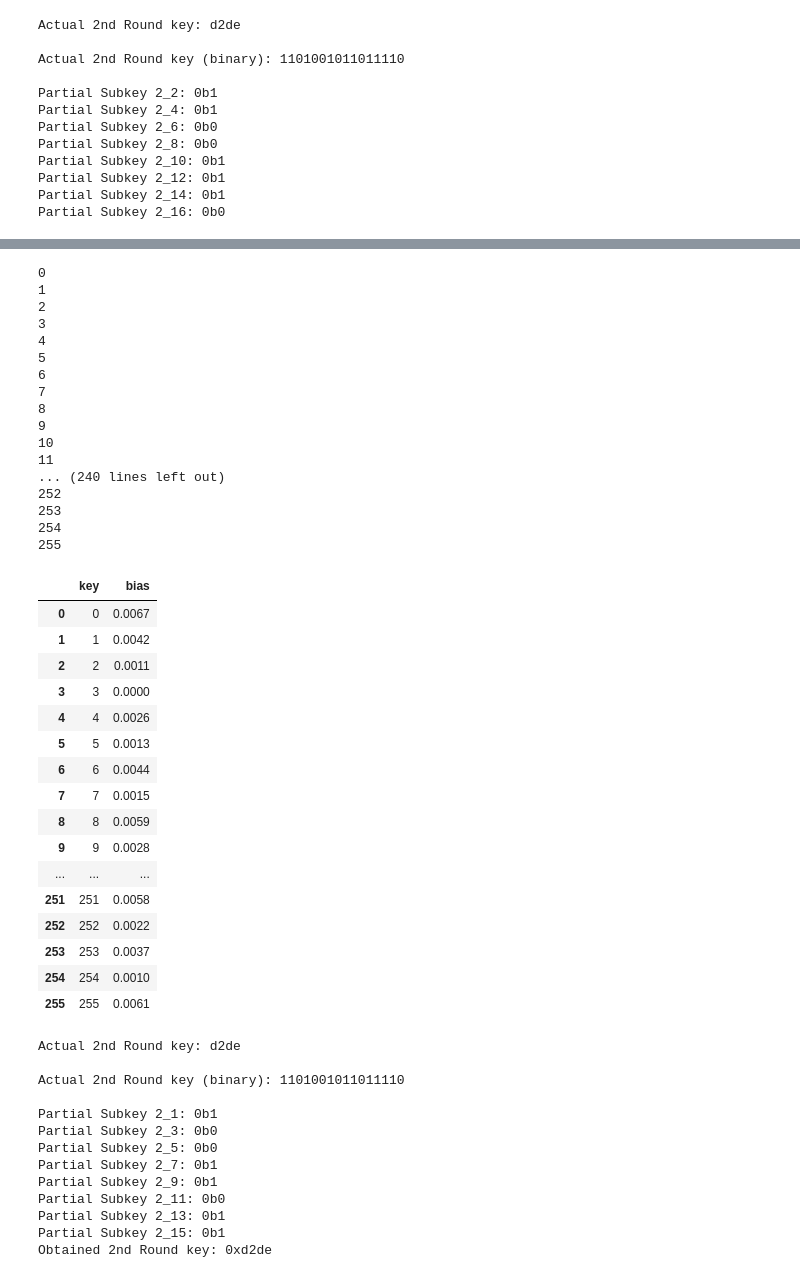
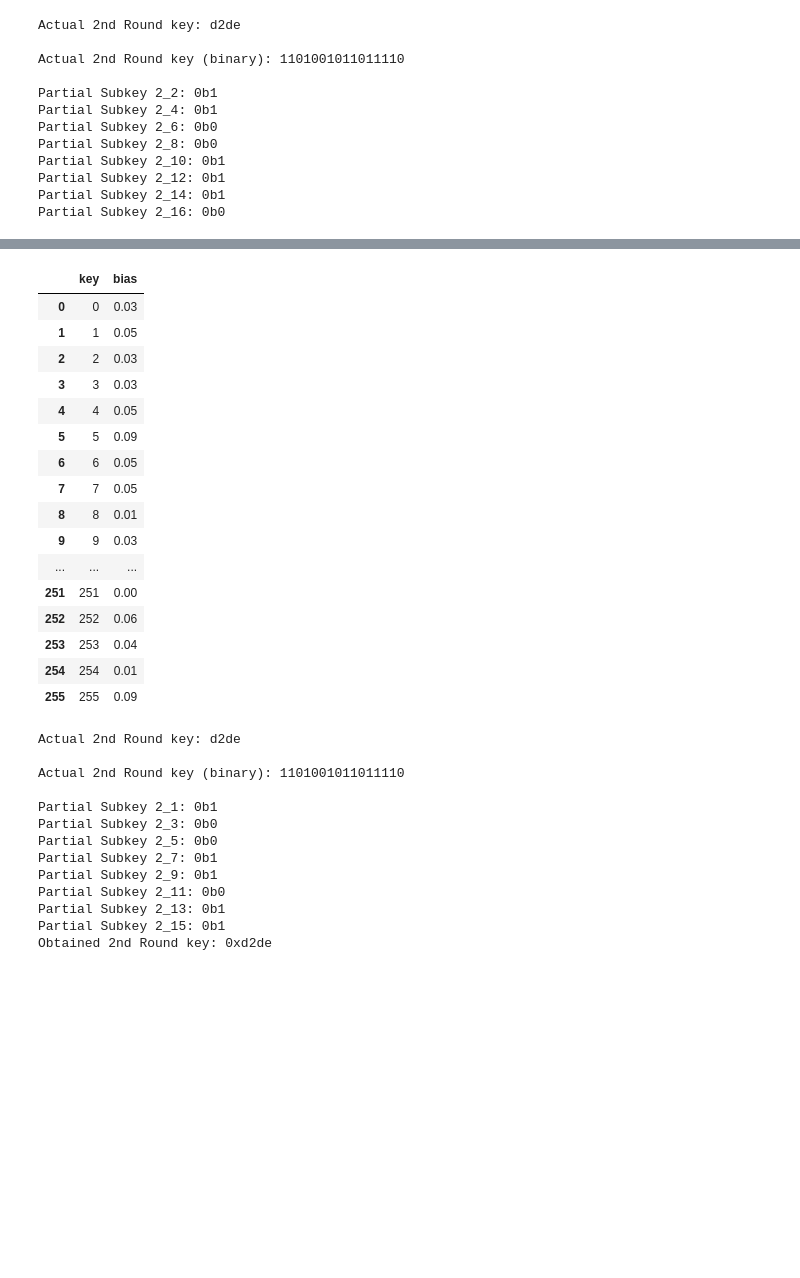
Before and after one commit to fazli96/CZ4010-Assignment, a Jupyter notebook: CZ4010_Assignment.ipynb, the cells around one changed output, grey strips where cells are left out. Saved outputs shown, nothing was run; the diff lists cells and outputs as text; code cells hidden in the pictures; blank space fills up the shorter version.

Commit message:
Edited readme and uploaded latest ipynb file with csv for plaintext-ciphertext pairs

```diff
--- a/CZ4010_Assignment.ipynb
+++ b/CZ4010_Assignment.ipynb
@@ -717,0 +705,6 @@ Bias of Linear Approximation: 0.0625
+# %%
+bias = piling_up_lemma([+0.25, +0.125])
+No_of_plain_cipher_pairs_required = int(1/(bias**2))
+
+print('Bias of Linear Approximation: ' + str(bias))
+print('Number of plaintext-ciphertext pairs required >= ' + str(No_of_plain_cipher_pairs_required))
@@ -872,0 +851,6 @@ Bias of Linear Approximation: 0.25
+# %%
+bias = piling_up_lemma([+0.25])
+No_of_plain_cipher_pairs_required = int(1/(bias**2))
+
+print('Bias of Linear Approximation: ' + str(bias))
+print('Number of plaintext-ciphertext pairs required >= ' + str(No_of_plain_cipher_pairs_required))
@@ -1026,0 +996,6 @@ Bias of Linear Approximation: 0.125
+# %%
+bias = piling_up_lemma([+0.125])
+No_of_plain_cipher_pairs_required = int(1/(bias**2))
+
+print('Bias of Linear Approximation: ' + str(bias))
+print('Number of plaintext-ciphertext pairs required >= ' + str(No_of_plain_cipher_pairs_required))
@@ -1192,7 +1160,7 @@ where $\sum{k}$ can be 0 or 1 depending on the key of the cipher
 # 3) Check if linear approximation holds true. If true, increment count by 1.
 
 num_of_possible_keys = 2 ** 8
-num_of_plain_cipher_pairs = 5000
+num_of_plain_cipher_pairs = 100
 
 key_list = []
 bias_list = []
@@ -1210,7 +1178,6 @@ def decrypt_s14(c21_c24, c25_c28, c29_c212, c213_c216):
     return sbox_inverse_map[v113_v116]
 
 for key in range(num_of_possible_keys):
-    print(key)
     count = 0
     for i in range(num_of_plain_cipher_pairs):
         # plaintext = df.loc[[i]]['plaintext'].item()
@@ -1374,7 +1332,7 @@ where $\sum{k}$ can be 0 or 1 depending on the key of the cipher
 # 3) Check if linear approximation holds true. If true, increment count by 1.
 
 num_of_possible_keys = 2 ** 8
-num_of_plain_cipher_pairs = 10000
+num_of_plain_cipher_pairs = 100
 
 key_list = []
 bias_list = []
@@ -1392,7 +1350,6 @@ def decrypt_s13(c21_c24, c25_c28, c29_c212, c213_c216):
     return sbox_inverse_map[v19_v112]
 
 for key in range(num_of_possible_keys):
-    print(key)
     count = 0
     for i in range(num_of_plain_cipher_pairs):
         # plaintext = df.loc[[i]]['plaintext'].item()
@@ -1439,66 +1396,49 @@ for key in range(num_of_possible_keys):
         p3 = (plaintext & 0x2000) >> 13
         p11 = (plaintext & 0x0020) >> 5
 
         u14 = (u11_u14 & 0x1)
         u112 = (u19_u112 & 0x1)
         p4 = (plaintext & 0x1000) >> 12
         p12 = (plaintext & 0x0010) >> 4
 
         xor_all_1 = u11 ^ p1
         xor_all_2 = u12 ^ p2
         xor_all_3 = u13 ^ p3
         xor_all_4 = u14 ^ p4
         xor_all_5 = u19 ^ p9
         xor_all_6 = u110 ^ p10
         xor_all_7 = u111 ^ p11
         xor_all_8 = u112 ^ p12
 
         xor_all = xor_all_1 ^ xor_all_2 ^ xor_all_3 ^ xor_all_4 ^ xor_all_5 ^ xor_all_6 ^ xor_all_7 ^ xor_all_8
 
         if (xor_all == 0):
             count += 1
 
     bias = abs(count / num_of_plain_cipher_pairs - 0.5)
     key_list.append(key)
     bias_list.append(bias)
 
 result_df_subkey_2 = pd.DataFrame.from_dict({'key': key_list, 'bias': bias_list})
 result_df_subkey_2
 # %% [output]
-0
-1
-2
-3
-4
-5
-6
-7
-8
-9
-10
-11
-... (240 lines left out)
-252
-253
-254
-255
 |  | key | bias |
-| 0 | 0 | 0.0067 |
-| 1 | 1 | 0.0042 |
-| 2 | 2 | 0.0011 |
-| 3 | 3 | 0.0000 |
-| 4 | 4 | 0.0026 |
-| 5 | 5 | 0.0013 |
-| 6 | 6 | 0.0044 |
-| 7 | 7 | 0.0015 |
-| 8 | 8 | 0.0059 |
-| 9 | 9 | 0.0028 |
+| 0 | 0 | 0.03 |
+| 1 | 1 | 0.05 |
+| 2 | 2 | 0.03 |
+| 3 | 3 | 0.03 |
+| 4 | 4 | 0.05 |
+| 5 | 5 | 0.09 |
+| 6 | 6 | 0.05 |
+| 7 | 7 | 0.05 |
+| 8 | 8 | 0.01 |
+| 9 | 9 | 0.03 |
 | ... | ... | ... |
-| 251 | 251 | 0.0058 |
-| 252 | 252 | 0.0022 |
-| 253 | 253 | 0.0037 |
-| 254 | 254 | 0.0010 |
-| 255 | 255 | 0.0061 |
+| 251 | 251 | 0.00 |
+| 252 | 252 | 0.06 |
+| 253 | 253 | 0.04 |
+| 254 | 254 | 0.01 |
+| 255 | 255 | 0.09 |
 # %%
 # extract key with the highest bias
 row_num = result_df_subkey_2['bias'].argmax()
```
Also changed, not shown: parts of 32 cells of this notebook, 2 other files.
